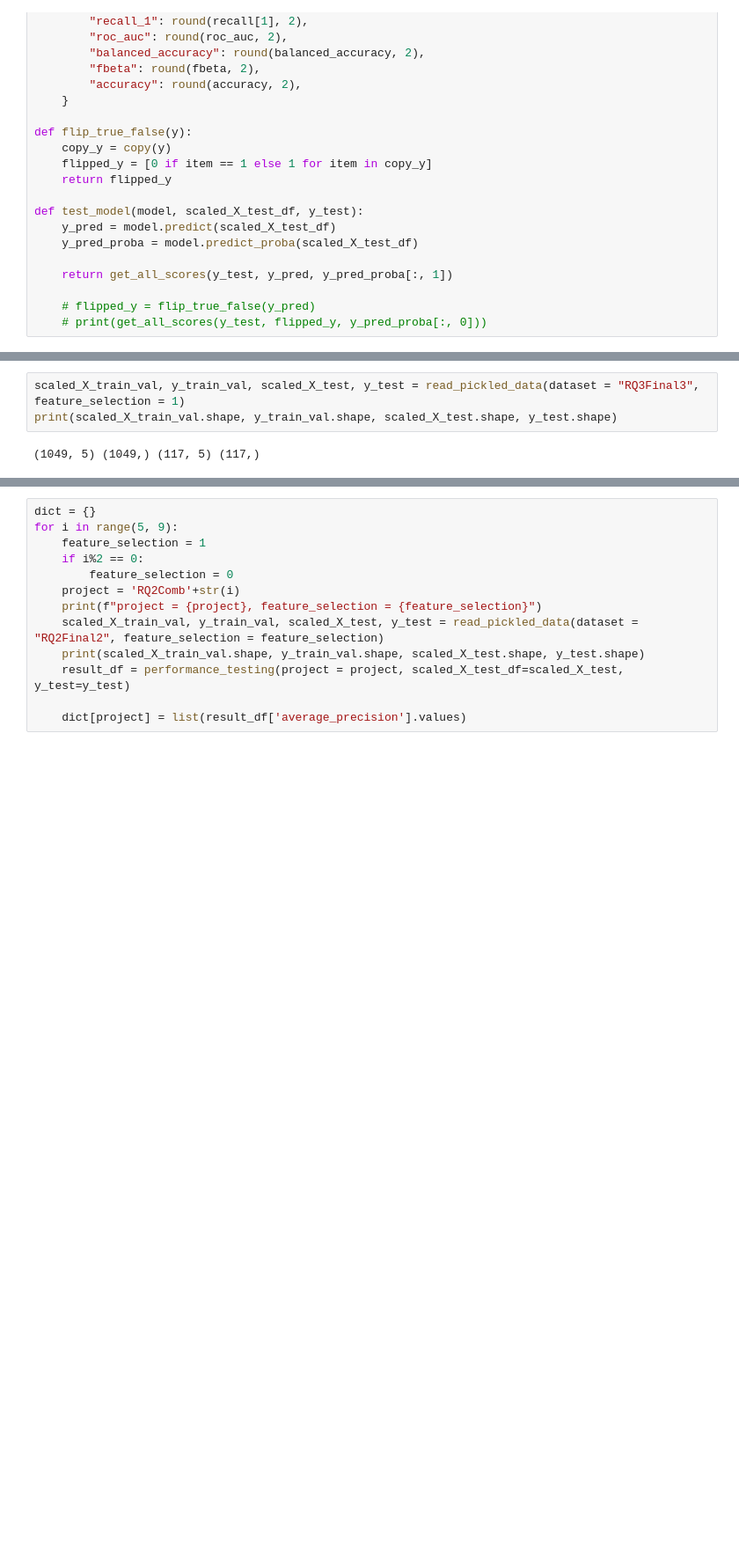
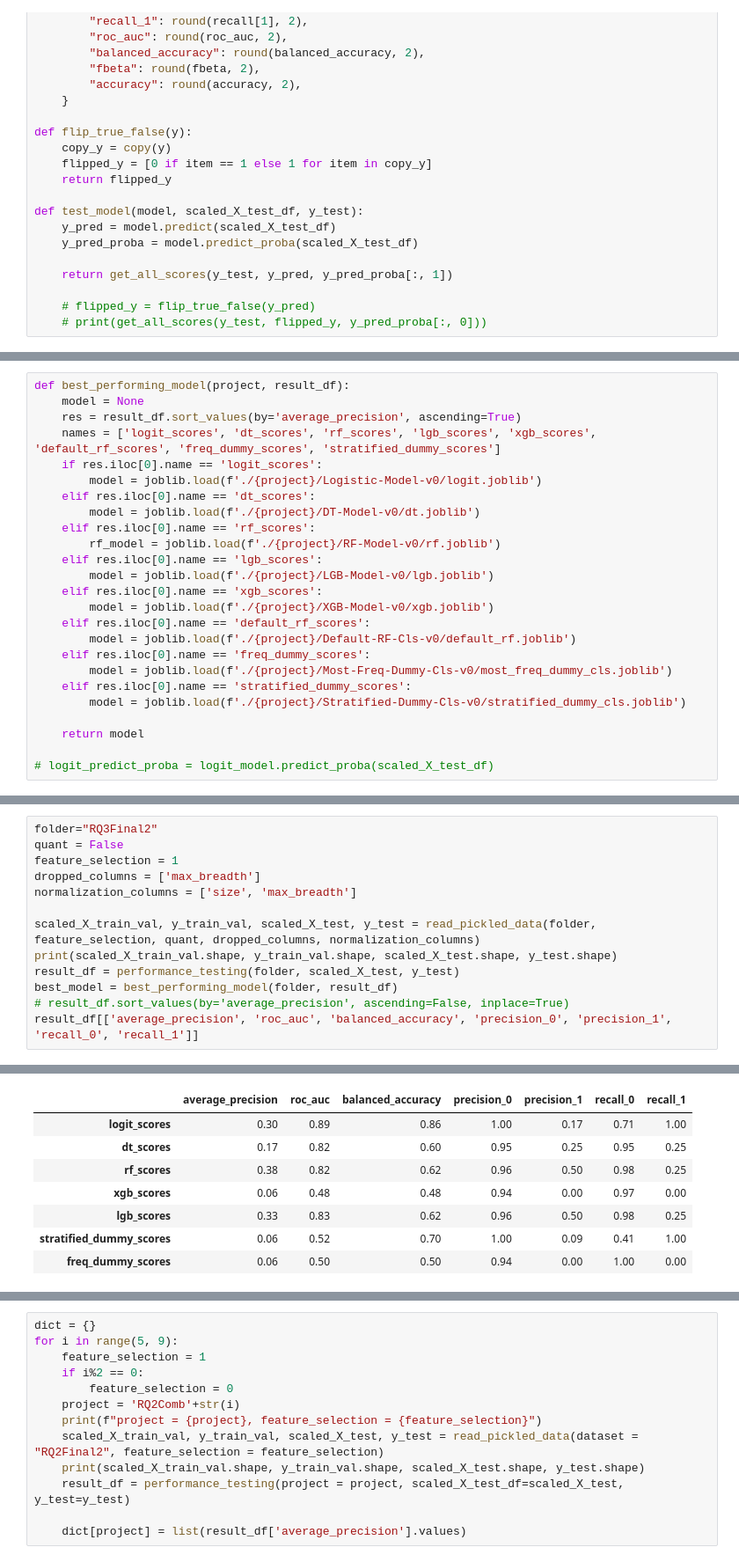
Before and after one commit to istiyaksiddiquee/thesis-work, a Jupyter notebook: RQ2/analysis/analysis.ipynb, the cells around one changed output, grey strips where cells are left out. Shown: that part at 88% size. Drawn from its saved outputs; the diff is of its cells as text; blank space fills up the shorter version.

```diff
--- a/RQ2/analysis/analysis.ipynb
+++ b/RQ2/analysis/analysis.ipynb
@@ -705,6 +703,31 @@ def performance_testing(project, scaled_X_test_df, y_test):
 
     # return result_df.sort_values(by='average_precision', ascending=False)
     return result_df
+# %%
+def best_performing_model(project, result_df):
+    model = None
+    res = result_df.sort_values(by='average_precision', ascending=True)
+    names = ['logit_scores', 'dt_scores', 'rf_scores', 'lgb_scores', 'xgb_scores', 'default_rf_scores', 'freq_dummy_scores', 'stratified_dummy_scores']
+    if res.iloc[0].name == 'logit_scores':
+        model = joblib.load(f'./{project}/Logistic-Model-v0/logit.joblib')
+    elif res.iloc[0].name == 'dt_scores':
+        model = joblib.load(f'./{project}/DT-Model-v0/dt.joblib')
+    elif res.iloc[0].name == 'rf_scores':
+        rf_model = joblib.load(f'./{project}/RF-Model-v0/rf.joblib')
+    elif res.iloc[0].name == 'lgb_scores':
+        model = joblib.load(f'./{project}/LGB-Model-v0/lgb.joblib')
+    elif res.iloc[0].name == 'xgb_scores':
+        model = joblib.load(f'./{project}/XGB-Model-v0/xgb.joblib')
+    elif res.iloc[0].name == 'default_rf_scores':
+        model = joblib.load(f'./{project}/Default-RF-Cls-v0/default_rf.joblib')
+    elif res.iloc[0].name == 'freq_dummy_scores':
+        model = joblib.load(f'./{project}/Most-Freq-Dummy-Cls-v0/most_freq_dummy_cls.joblib')
+    elif res.iloc[0].name == 'stratified_dummy_scores':
+        model = joblib.load(f'./{project}/Stratified-Dummy-Cls-v0/stratified_dummy_cls.joblib')
+
+    return model
+
+# logit_predict_proba = logit_model.predict_proba(scaled_X_test_df)
 # %%
 from copy import copy
 import pickle
@@ -791,8 +802,17 @@ def read_pickled_data(dataset, feature_selection):
     scaled_X_test_df =  scaled_X_test_df[original_column_order]
 
     return scaled_X_train_val_df, y_train_val, scaled_X_test_df, y_test
-# %%
-scaled_X_train_val, y_train_val, scaled_X_test, y_test = read_pickled_data(dataset = "RQ3Final3", feature_selection = 1)
-print(scaled_X_train_val.shape, y_train_val.shape, scaled_X_test.shape, y_test.shape)
-# %% [output]
-(1049, 5) (1049,) (117, 5) (117,)
+# %%
+folder="RQ3Final2"
+quant = False
+feature_selection = 1
+dropped_columns = ['max_breadth']
+normalization_columns = ['size', 'max_breadth']
+
+scaled_X_train_val, y_train_val, scaled_X_test, y_test = read_pickled_data(folder, feature_selection, quant, dropped_columns, normalization_columns)
+print(scaled_X_train_val.shape, y_train_val.shape, scaled_X_test.shape, y_test.shape)
+result_df = performance_testing(folder, scaled_X_test, y_test)
+best_model = best_performing_model(folder, result_df)
+# result_df.sort_values(by='average_precision', ascending=False, inplace=True)
+result_df[['average_precision', 'roc_auc', 'balanced_accuracy', 'precision_0', 'precision_1', 'recall_0', 'recall_1']]
+# %% [output]
@@ -798,0 +826,8 @@ print(scaled_X_train_val.shape, y_train_val.shape, scaled_X_test.shape, y_test.s
+|  | average_precision | roc_auc | balanced_accuracy | precision_0 | precision_1 | recall_0 | recall_1 |
+| logit_scores | 0.30 | 0.89 | 0.86 | 1.00 | 0.17 | 0.71 | 1.00 |
+| dt_scores | 0.17 | 0.82 | 0.60 | 0.95 | 0.25 | 0.95 | 0.25 |
+| rf_scores | 0.38 | 0.82 | 0.62 | 0.96 | 0.50 | 0.98 | 0.25 |
+| xgb_scores | 0.06 | 0.48 | 0.48 | 0.94 | 0.00 | 0.97 | 0.00 |
+| lgb_scores | 0.33 | 0.83 | 0.62 | 0.96 | 0.50 | 0.98 | 0.25 |
+| stratified_dummy_scores | 0.06 | 0.52 | 0.70 | 1.00 | 0.09 | 0.41 | 1.00 |
+| freq_dummy_scores | 0.06 | 0.50 | 0.50 | 0.94 | 0.00 | 1.00 | 0.00 |
```
Also changed, not shown: parts of 17 cells of this notebook.
